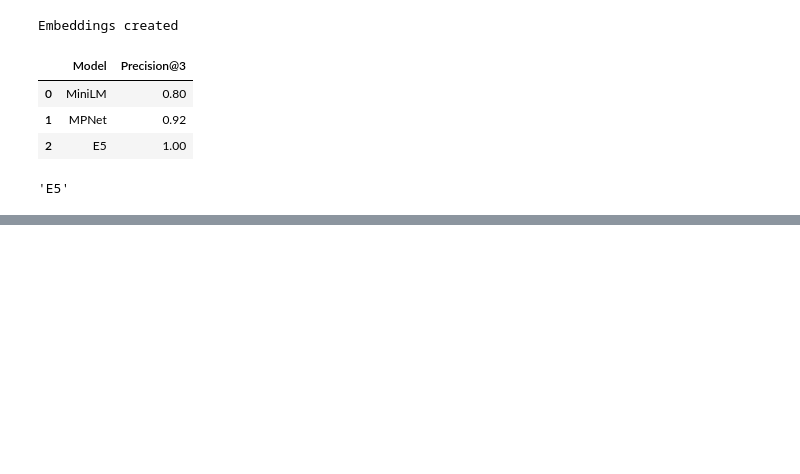
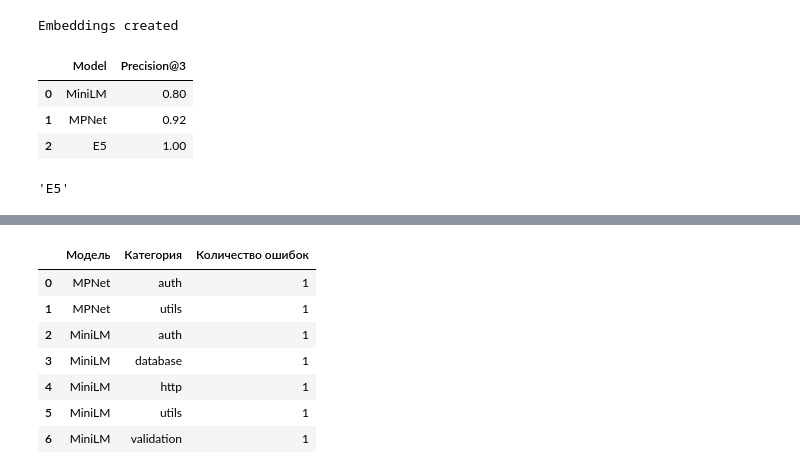
Before and after one commit to Zahar-12/ConceptNavigator, a Jupyter notebook: semantic_search/starter.ipynb, the cells around one changed output, grey strips where cells are left out. Drawn from its saved outputs; the diff is of its cells as text; code cells hidden in the pictures; blank space fills up the shorter version.

```diff
--- a/semantic_search/starter.ipynb
+++ b/semantic_search/starter.ipynb
@@ -199,0 +194,72 @@ df_results
+# %%
+metrics = []
+mistakes = []
+
+category_map = {str(item["id"]): item["category"] for item in corpus}
+
+for name, model in models.items():
+
+    corpus_vecs = embeddings[name]
+
+    for lang_tag, lang_name in [("ru", "RU"), ("en", "EN")]:
+
+        def is_russian(text):
+            return len(re.findall(r"[а-яА-Я]", text)) > len(re.findall(r"[a-zA-Z]", text))
+
+        if lang_tag == "ru":
+            subset = [q for q in questions if is_russian(str(q["query"]))]
+        else:
+            subset = [q for q in questions if not is_russian(str(q["query"]))]
+
+        if not subset:
+            print(f"  - {lang_name}: нет данных")
+            continue
+
+        hits = 0
+
+        for item in subset:
+            q_emb = encode_query(name, model, item["query"])
+
+            scores = util.cos_sim(q_emb, corpus_vecs)[0]
+            top3_idx = torch.topk(scores, k=3).indices.tolist()
+
+            predicted_ids = {str(corpus_ids[i]) for i in top3_idx}
+            true_id = str(item["correct_chunk_id"])
+
+            if true_id in predicted_ids:
+                hits += 1
+            else:
+                mistakes.append({
+                    "model": name,
+                    "category": category_map.get(true_id, "unknown")
+                })
+
+        precision = hits / len(subset)
+        metrics.append({
+            "Модель": name,
+            "Язык запроса": lang_name,
+            "Precision@3": round(precision, 3)
+        })
+
+print("\n" + "="*50)
+print("ИТОГОВЫЕ ТАБЛИЦЫ:")
+print("="*50)
+
+df_metrics = pd.DataFrame(metrics)
+print("\n1. ТАБЛИЦА МУЛЬТИЯЗЫЧНОСТИ:")
+display(df_metrics)
+
+print("\n2. ТАБЛИЦА ОШИБОК ПО КАТЕГОРИЯМ:")
+if mistakes:
+    df_mistakes = pd.DataFrame(mistakes)
+    df_mistakes_summary = (
+        df_mistakes
+        .groupby(["model", "category"])
+        .size()
+        .reset_index(name="Количество ошибок")
+        .rename(columns={"model": "Модель", "category": "Категория"})
+    )
+    display(df_mistakes_summary)
+else:
+    print("Ошибок не обнаружено! Все модели отработали со 100% точностью.")
+# %% [output]
@@ -199,0 +279,8 @@ df_results
+|  | Модель | Категория | Количество ошибок |
+| 0 | MPNet | auth | 1 |
+| 1 | MPNet | utils | 1 |
+| 2 | MiniLM | auth | 1 |
+| 3 | MiniLM | database | 1 |
+| 4 | MiniLM | http | 1 |
+| 5 | MiniLM | utils | 1 |
+| 6 | MiniLM | validation | 1 |
```
Also changed, not shown: parts of 5 cells of this notebook.
